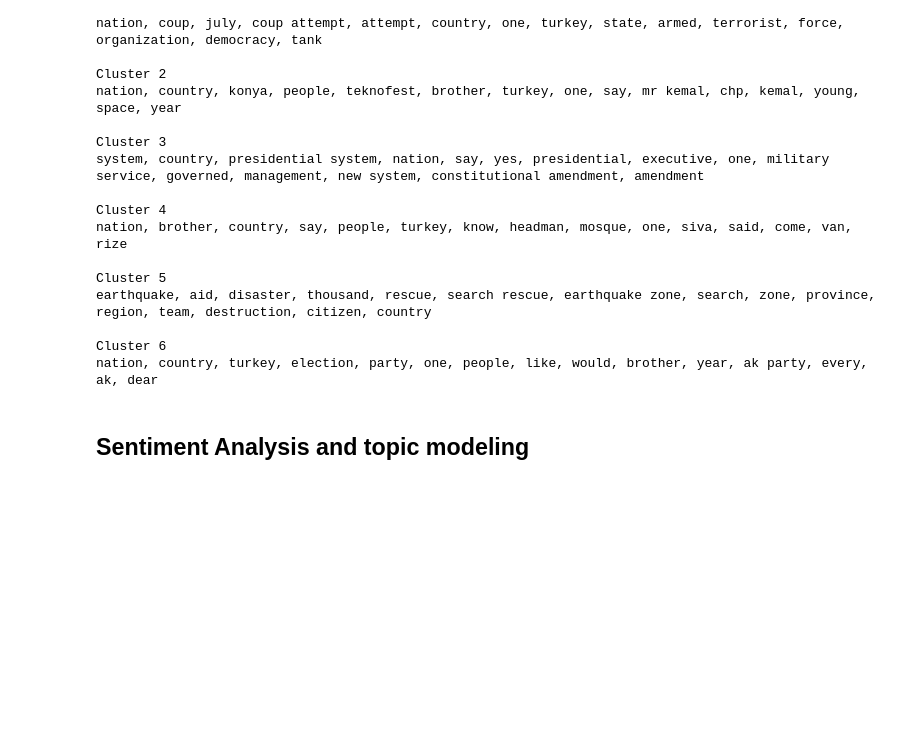
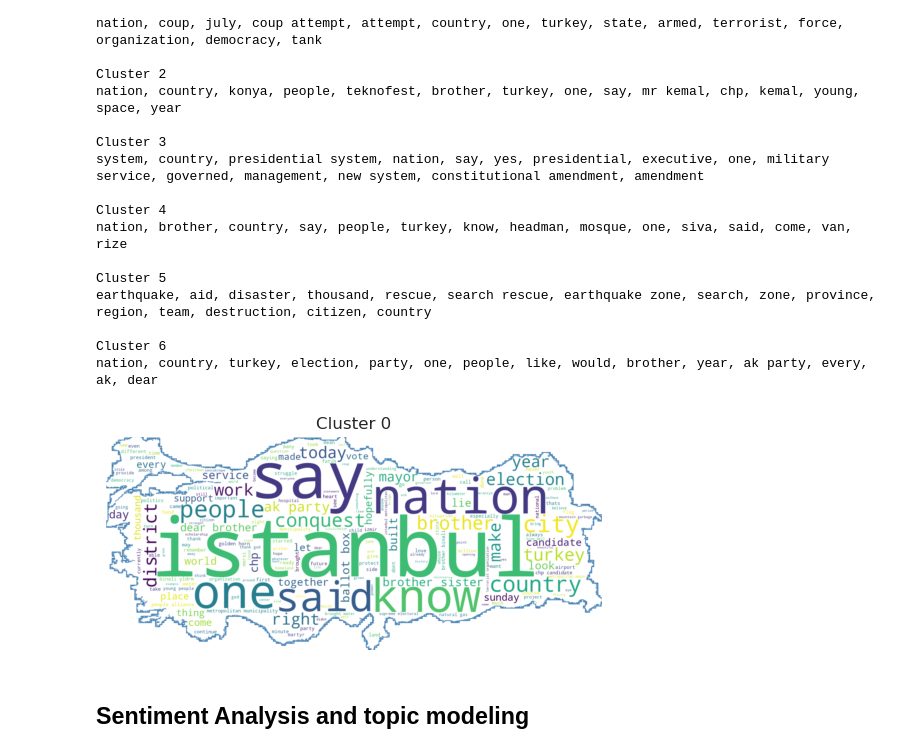
Before and after one commit to mrcljns/Text-Mining-Projects, a Jupyter notebook: Speeches_project/erdogan_speeches_notebook.ipynb, the cells around one changed output. Drawn from its saved outputs; the diff is of its cells as text; code cells hidden in the pictures; blank space fills up the shorter version.

Commit message:
Added visualizations

```diff
--- a/Speeches_project/erdogan_speeches_notebook.ipynb
+++ b/Speeches_project/erdogan_speeches_notebook.ipynb
@@ -217,6 +219,19 @@ def display_topics(lda_model, num_topics, no_top_words):
 
         topic_dict[f"Topic {idx} weights"]= [round(x[1], 4) for x in lda_model.show_topic(idx, no_top_words)]
     return pd.DataFrame(topic_dict)
+
+
+# Plot a worcloud with an outline of Turkey's map
+def plot_wordcloud(base_text, file_name, title):
+    turkey_base = np.array(Image.open("turkey_map.jpg"))
+    wc = WordCloud(background_color="white", mask=turkey_base, contour_width=3, contour_color='steelblue', random_state=42)
+    wc.generate(base_text)
+    wc.to_file(f"{file_name}.png")
+
+    plt.imshow(wc, interpolation='bilinear')
+    plt.title(title)
+    plt.axis("off")
+    plt.show()
 # %% [markdown]
 Available columns include the translated title, date of the speech, translated text, date of the major event the speech was connected to, details of that event and an indicator if the speech took place before or after the event.
 # %%
@@ -278,6 +293,8 @@ clusters = kfit.fit_predict(tfidf_text_vectors)
 plot_clusters(tfidf_text_vectors, clusters, text_k)
 # %% [output]
 [figure]
+# %%
+text_df_clean["Cluster"] = clusters
 # %% [markdown]
 To get a better grasp of what each cluster refers to, 15 top keywords are printed.
 # %%
@@ -303,6 +320,10 @@ earthquake, aid, disaster, thousand, rescue, search rescue, earthquake zone, sea
 
 Cluster 6
 nation, country, turkey, election, party, one, people, like, would, brother, year, ak party, every, ak, dear
+# %%
+plot_wordcloud(" ".join(text_df_clean.loc[text_df_clean.Cluster == 0, "Translated_text"]), "cluster0", "Cluster 0")
+# %% [output]
+[figure, added]
 # %% [markdown]
 ## Sentiment Analysis and topic modeling
 # %% [markdown]
```
Also changed, not shown: parts of 2 cells of this notebook, 3 other files.
